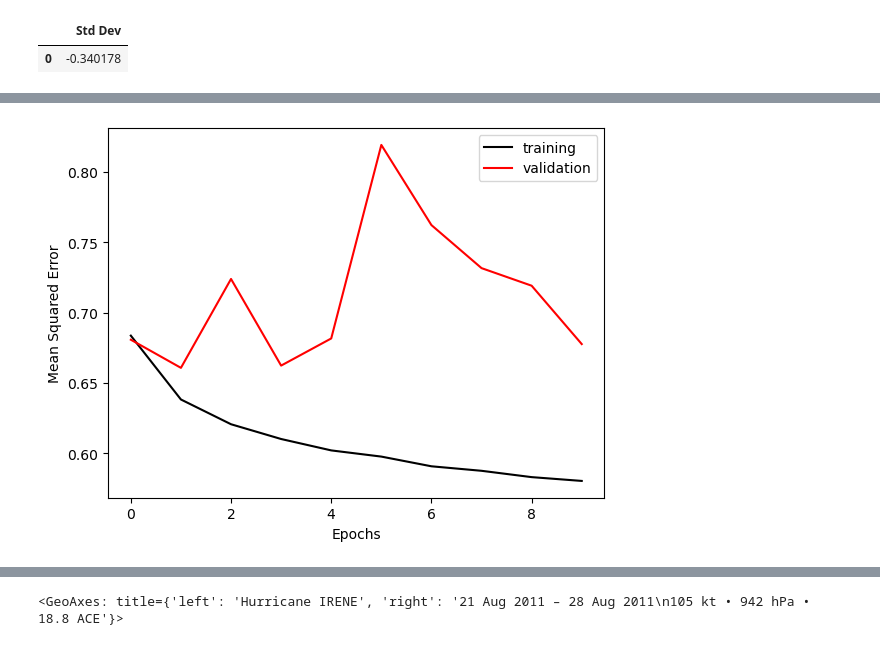
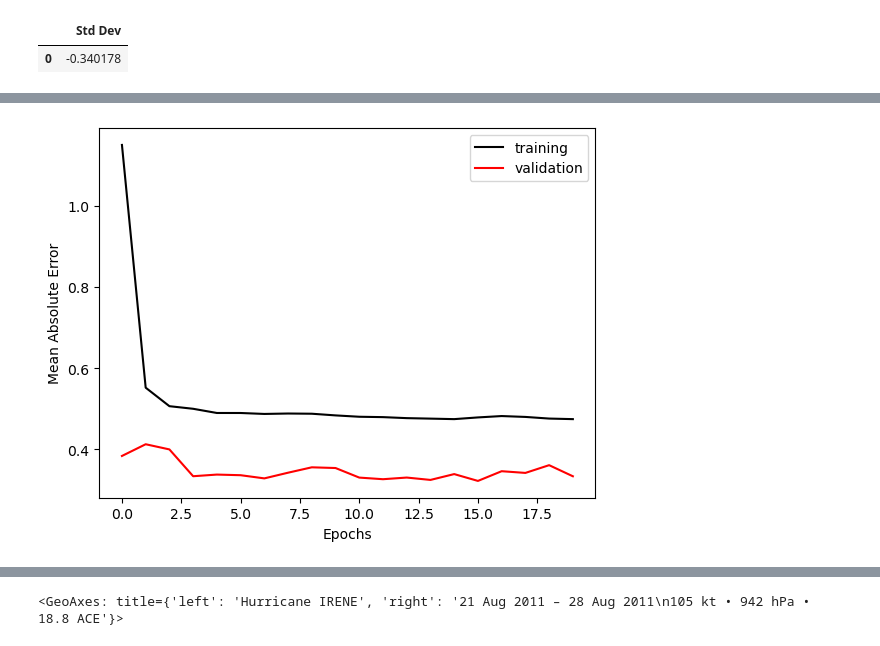
Before and after one commit to qhsimmons/CORA_AOSC650, a Jupyter notebook: Collect_Raw_Data.ipynb, the cells around one changed output, grey strips where cells are left out. Cells and saved outputs as stored; diff of their text form; code cells hidden in the pictures.

```diff
--- a/Collect_Raw_Data.ipynb
+++ b/Collect_Raw_Data.ipynb
@@ -1283,9 +1478,9 @@ KeyboardInterrupt:
 # %%
 train_storms, val_storms, test_storms = stratified_storm_train_val_test_split(
-    combined_ds_newfeats
+    combined_ds_bathydrop
 )
 X_train, X_val, X_test, y_train, y_val, y_test, feature_vars = apply_train_val_test_split_for_tcn(
-    combined_ds_newfeats,
+    combined_ds_bathydrop,
     train_storms,
     val_storms,
     test_storms,
@@ -1293,4 +1488,4 @@ X_train, X_val, X_test, y_train, y_val, y_test, feature_vars = apply_train_val_t
     target_mode="final",
 )
 # %%
-X_train_scaled, y_train_scaled, X_val_scaled, y_val_scaled, X_test_scaled, y_test_scaled, x_scaler, y_scaler = apply_standard_scaler(X_train, y_train, X_val, y_val, X_test, y_test)
+X_train_scaled, y_train_scaled, X_val_scaled, y_val_scaled, X_test_scaled, y_test_scaled, x_scaler, y_scaler = apply_scaling(X_train, y_train, X_val, y_val, X_test, y_test, yeo_features=[5,8])
@@ -1355,4 +1567,6 @@ np.save("./ML Ready data/v1_4_9_26/y_val.npy", y_val_scaled)
 # %%
+keras.utils.set_random_seed(42)
+
 model = Sequential()
 
 #Input
@@ -1360,24 +1574,24 @@ model.add(Input(shape=(X_train_scaled.shape[1], X_train_scaled.shape[2])))
 
 #Hidden layers
 model.add(TCN(
-    nb_filters=16,
+    nb_filters=32,
     kernel_size=3,
-    dilations=[1, 2, 4],
-    dropout_rate = 0.1,
+    dilations=[1, 2, 4, 8],
+    dropout_rate = 0,
     return_sequences=False,
     padding="causal",
     use_skip_connections=True,
-    activation="relu"
+    activation="gelu"
 ))
 
 #Dense output layers
-model.add(Dense(8, activation="relu"))
+model.add(Dense(8, activation="gelu"))
 model.add(Dense(1, activation="linear"))
 
 model.compile(
     optimizer="adam",
-    loss="mse",
-    metrics=["mse"]
+    loss="mae",
+    metrics=["mae"]
 )
 
-model.summary()
+# model.summary()
@@ -1398,9 +1598,11 @@ Model: "sequential_2"
 # %%
+import keras
+
 history = model.fit(
     X_train_scaled,
     y_train_scaled,
     validation_data=(X_val_scaled, y_val_scaled),
-    epochs=10,
-    batch_size=64
+    epochs=20,
+    batch_size=32,
 )
 # %% [output]
@@ -1427,11 +1626,11 @@ Epoch 10/10
 # %%
-# plt.plot(history.history["loss"], c='k', label='training')
-# plt.plot(history.history["val_loss"], c='r', label='validation')
-plt.plot([0.6837, 0.6383, 0.6207, 0.6102, 0.6021, 0.5977, 0.5908, 0.5876, 0.5831, 0.5804], c='k', label='training')
-plt.plot([0.6808, 0.6608, 0.7240, 0.6624, 0.6817, 0.8193, 0.7623, 0.7317, 0.7192, 0.6777], c='r', label='validation')
+plt.plot(history.history["loss"], c='k', label='training')
+plt.plot(history.history["val_loss"], c='r', label='validation')
+# plt.plot([0.6837, 0.6383, 0.6207, 0.6102, 0.6021, 0.5977, 0.5908, 0.5876, 0.5831, 0.5804], c='k', label='training')
+# plt.plot([0.6808, 0.6608, 0.7240, 0.6624, 0.6817, 0.8193, 0.7623, 0.7317, 0.7192, 0.6777], c='r', label='validation')
 plt.xlabel("Epochs")
-plt.ylabel("Mean Squared Error")
+plt.ylabel("Mean Absolute Error")
 plt.legend()
 plt.show()
 # %% [output]
-[figure, old version]
+[figure, new version]
```
Also changed, not shown: parts of 51 cells of this notebook.
